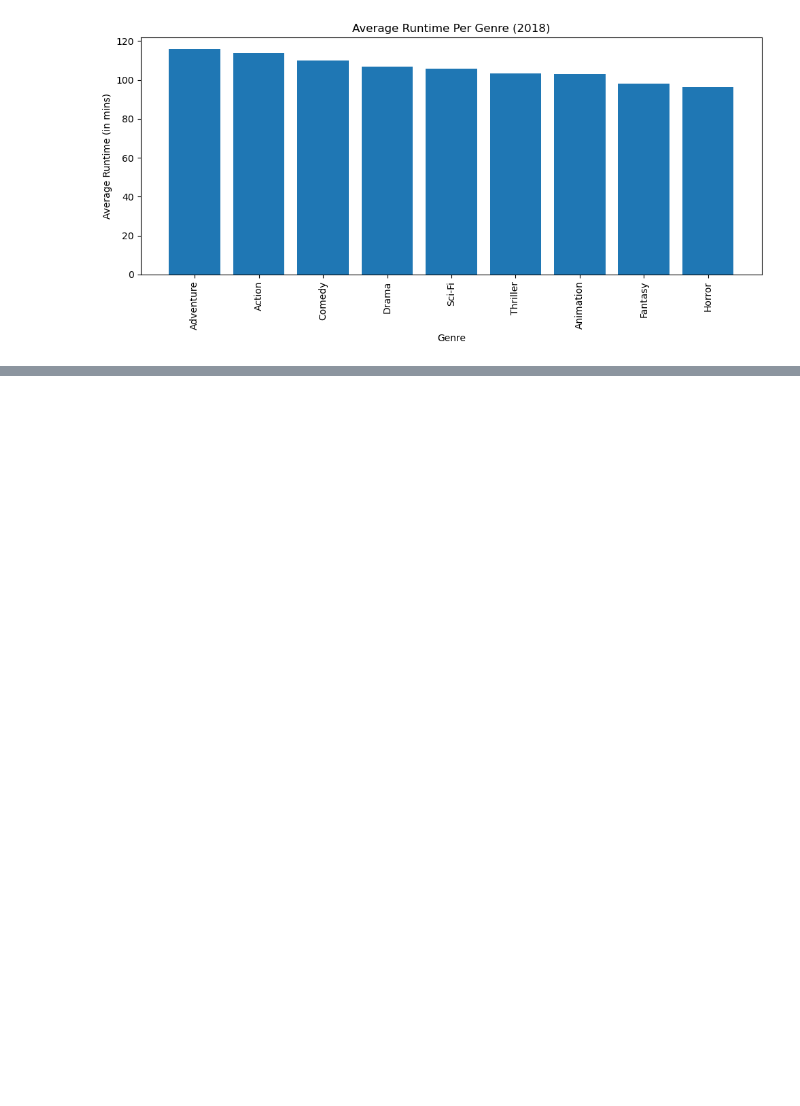
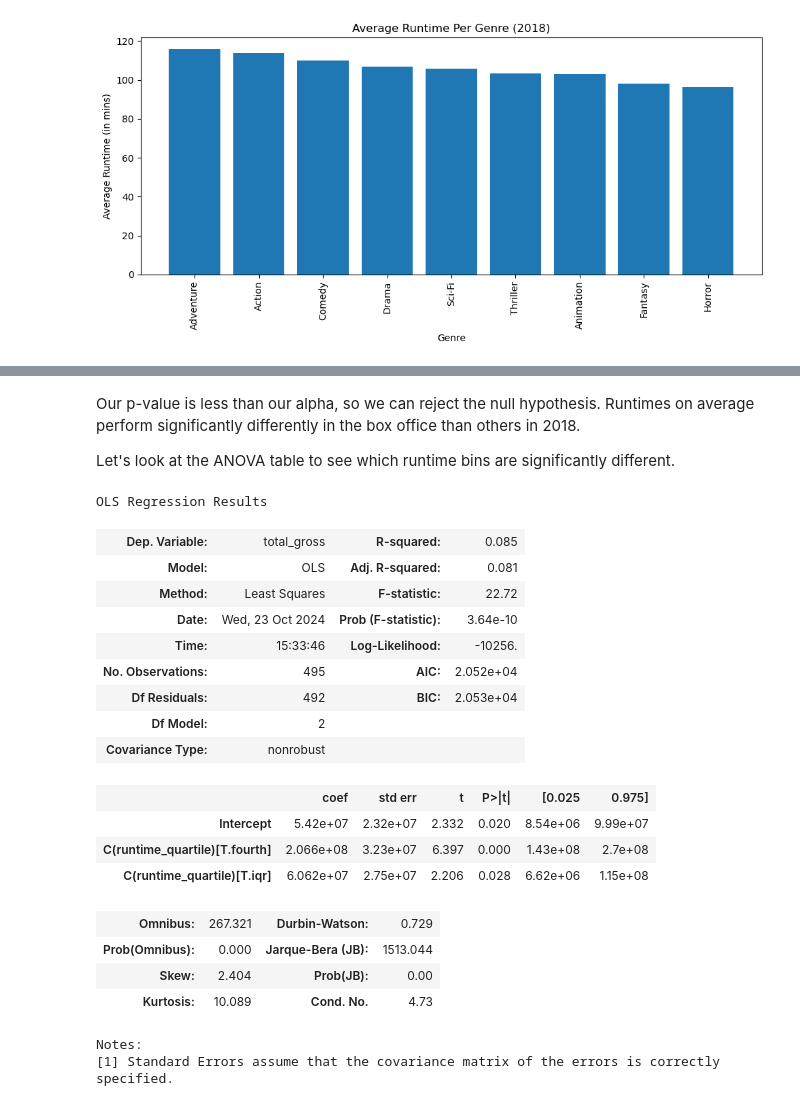
Before and after one commit to quadrillionaiire/SmartStudioRecs, a Jupyter notebook: notebooks/data_analysis_anbita.ipynb, the cells around one changed output, grey strips where cells are left out. Cells and saved outputs as stored; diff of their text form; code cells hidden in the pictures; blank space fills up the shorter version.

```diff
--- a/notebooks/data_analysis_anbita.ipynb
+++ b/notebooks/data_analysis_anbita.ipynb
@@ -407,0 +456,30 @@ Name: total_gross, Length: 77, dtype: float64
+# %% [markdown]
+Our p-value is less than our alpha, so we can reject the null hypothesis. Runtimes on average perform significantly differently in the box office than others in 2018.
+
+Let's look at the ANOVA table to see which runtime bins are significantly different.
+# %%
+# Look at the OLS ANOVA table
+formula = "total_gross ~ C(runtime_quartile)"
+anova_sm = ols(formula=formula, data=top_genre_runtime_2018_data).fit()
+anova_sm.summary()
+# %% [output]
+OLS Regression Results
+| Dep. Variable: | total_gross | R-squared: | 0.085 |
+| Model: | OLS | Adj. R-squared: | 0.081 |
+| Method: | Least Squares | F-statistic: | 22.72 |
+| Date: | Wed, 23 Oct 2024 | Prob (F-statistic): | 3.64e-10 |
+| Time: | 15:33:46 | Log-Likelihood: | -10256. |
+| No. Observations: | 495 | AIC: | 2.052e+04 |
+| Df Residuals: | 492 | BIC: | 2.053e+04 |
+| Df Model: | 2 |  |  |
+| Covariance Type: | nonrobust |  |  |
+|  | coef | std err | t | P>|t| | [0.025 | 0.975] |
+| Intercept | 5.42e+07 | 2.32e+07 | 2.332 | 0.020 | 8.54e+06 | 9.99e+07 |
+| C(runtime_quartile)[T.fourth] | 2.066e+08 | 3.23e+07 | 6.397 | 0.000 | 1.43e+08 | 2.7e+08 |
+| C(runtime_quartile)[T.iqr] | 6.062e+07 | 2.75e+07 | 2.206 | 0.028 | 6.62e+06 | 1.15e+08 |
+| Omnibus: | 267.321 | Durbin-Watson: | 0.729 |
+| Prob(Omnibus): | 0.000 | Jarque-Bera (JB): | 1513.044 |
+| Skew: | 2.404 | Prob(JB): | 0.00 |
+| Kurtosis: | 10.089 | Cond. No. | 4.73 |
+Notes:
+[1] Standard Errors assume that the covariance matrix of the errors is correctly specified.
```
Also changed, not shown: parts of 38 cells of this notebook, 1 other file.
